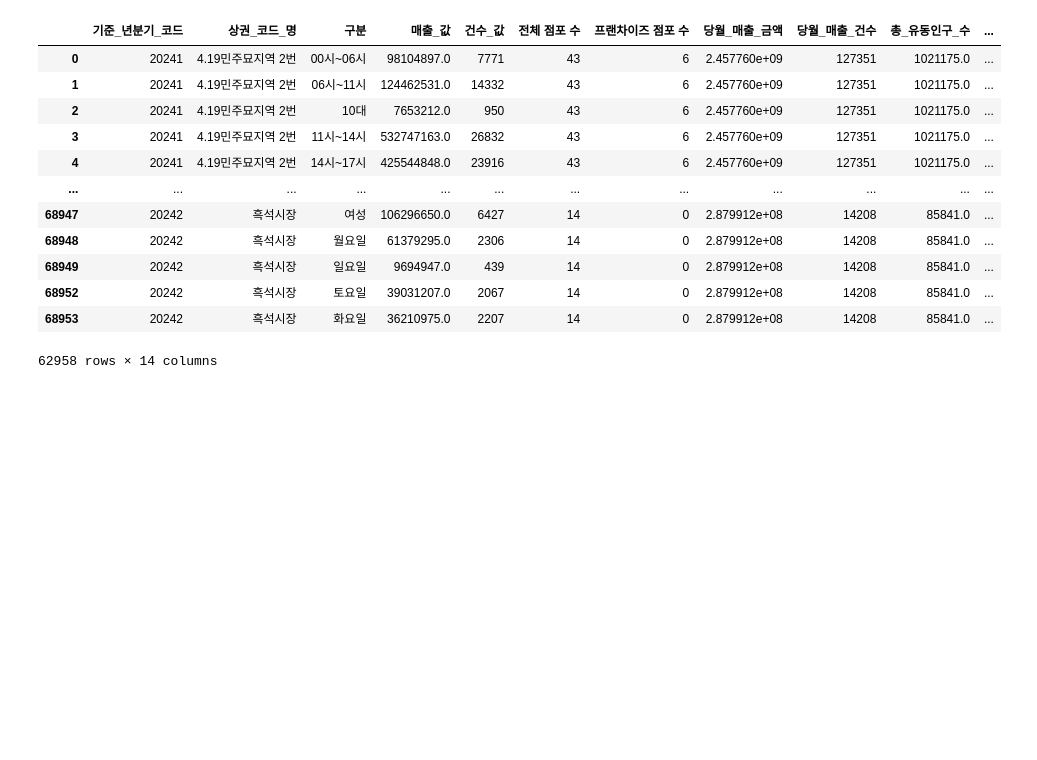
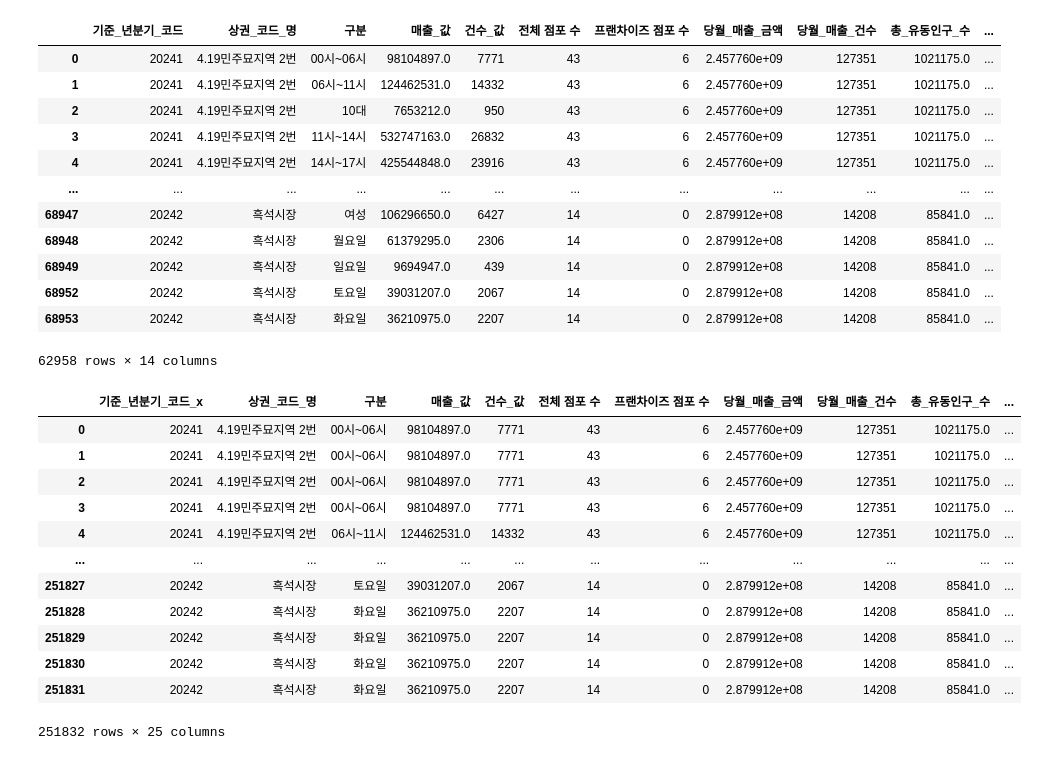
Before and after one commit to medici-bda10-sda/sda.final.project, a Jupyter notebook: 대시보드 데이터 만들기.ipynb, the cells around one changed output. Drawn from its saved outputs; the diff is of its cells as text; code cells hidden in the pictures; blank space fills up the shorter version.

```diff
--- a/대시보드 데이터 만들기.ipynb
+++ b/대시보드 데이터 만들기.ipynb
@@ -426,3 +426,43 @@ final_chart4
 # %%
 # 데이터 저장
 final_chart4.to_csv("C:/Users/dlwlg/Desktop/final/최종 대시보드 데이터/지역/최종상권하단데이터.csv", encoding='utf-8',index=False)
+# %%
+# 평균과의 비교 위한 데이터
+# 행정동별 집계
+df_dong = final_chart4.groupby(['기준_년분기_코드', '행정동'])[["당월_매출_금액", "당월_매출_건수", "총_유동인구_수"]].mean().reset_index()
+df_dong = df_dong.rename(columns={
+    "당월_매출_금액": "행정동_당월매출금액", "당월_매출_건수": "행정동_당월매출건수", "총_유동인구_수": "행정동_총유동인구수"
+})
+
+# 자치구별 집계
+df_gu = final_chart4.groupby(['기준_년분기_코드', '자치구'])[["당월_매출_금액", "당월_매출_건수", "총_유동인구_수"]].mean().reset_index()
+df_gu = df_gu.rename(columns={
+    "당월_매출_금액": "자치구_당월매출금액", "당월_매출_건수": "자치구_당월매출건수", "총_유동인구_수": "자치구_총유동인구수"
+})
+
+# 서울시 전체 집계
+df_seoul = final_chart4.groupby('기준_년분기_코드')[["당월_매출_금액", "당월_매출_건수", "총_유동인구_수"]].mean().reset_index()
+df_seoul = df_seoul.rename(columns={
+    "당월_매출_금액": "서울시_당월매출금액", "당월_매출_건수": "서울시_당월매출건수", "총_유동인구_수": "서울시_총유동인구수"
+})
+
+# 원본 데이터와 병합
+final_df = final_chart4.merge(df_dong, on="행정동", how="left")
+final_df = final_df.merge(df_gu, on="자치구", how="left")
+final_df = pd.merge(final_df, df_seoul, on="기준_년분기_코드", how="left")
+# 결과 확인
+final_df
+# %% [output]
+|  | 기준_년분기_코드_x | 상권_코드_명 | 구분 | 매출_값 | 건수_값 | 전체 점포 수 | 프랜차이즈 점포 수 | 당월_매출_금액 | 당월_매출_건수 | 총_유동인구_수 | ... |
+| 0 | 20241 | 4.19민주묘지역 2번 | 00시~06시 | 98104897.0 | 7771 | 43 | 6 | 2.457760e+09 | 127351 | 1021175.0 | ... |
+| 1 | 20241 | 4.19민주묘지역 2번 | 00시~06시 | 98104897.0 | 7771 | 43 | 6 | 2.457760e+09 | 127351 | 1021175.0 | ... |
+| 2 | 20241 | 4.19민주묘지역 2번 | 00시~06시 | 98104897.0 | 7771 | 43 | 6 | 2.457760e+09 | 127351 | 1021175.0 | ... |
+| 3 | 20241 | 4.19민주묘지역 2번 | 00시~06시 | 98104897.0 | 7771 | 43 | 6 | 2.457760e+09 | 127351 | 1021175.0 | ... |
+| 4 | 20241 | 4.19민주묘지역 2번 | 06시~11시 | 124462531.0 | 14332 | 43 | 6 | 2.457760e+09 | 127351 | 1021175.0 | ... |
+| ... | ... | ... | ... | ... | ... | ... | ... | ... | ... | ... | ... |
+| 251827 | 20242 | 흑석시장 | 토요일 | 39031207.0 | 2067 | 14 | 0 | 2.879912e+08 | 14208 | 85841.0 | ... |
+| 251828 | 20242 | 흑석시장 | 화요일 | 36210975.0 | 2207 | 14 | 0 | 2.879912e+08 | 14208 | 85841.0 | ... |
+| 251829 | 20242 | 흑석시장 | 화요일 | 36210975.0 | 2207 | 14 | 0 | 2.879912e+08 | 14208 | 85841.0 | ... |
+| 251830 | 20242 | 흑석시장 | 화요일 | 36210975.0 | 2207 | 14 | 0 | 2.879912e+08 | 14208 | 85841.0 | ... |
+| 251831 | 20242 | 흑석시장 | 화요일 | 36210975.0 | 2207 | 14 | 0 | 2.879912e+08 | 14208 | 85841.0 | ... |
+251832 rows × 25 columns
```
Also changed, not shown: parts of 3 cells of this notebook, 3 other files.
